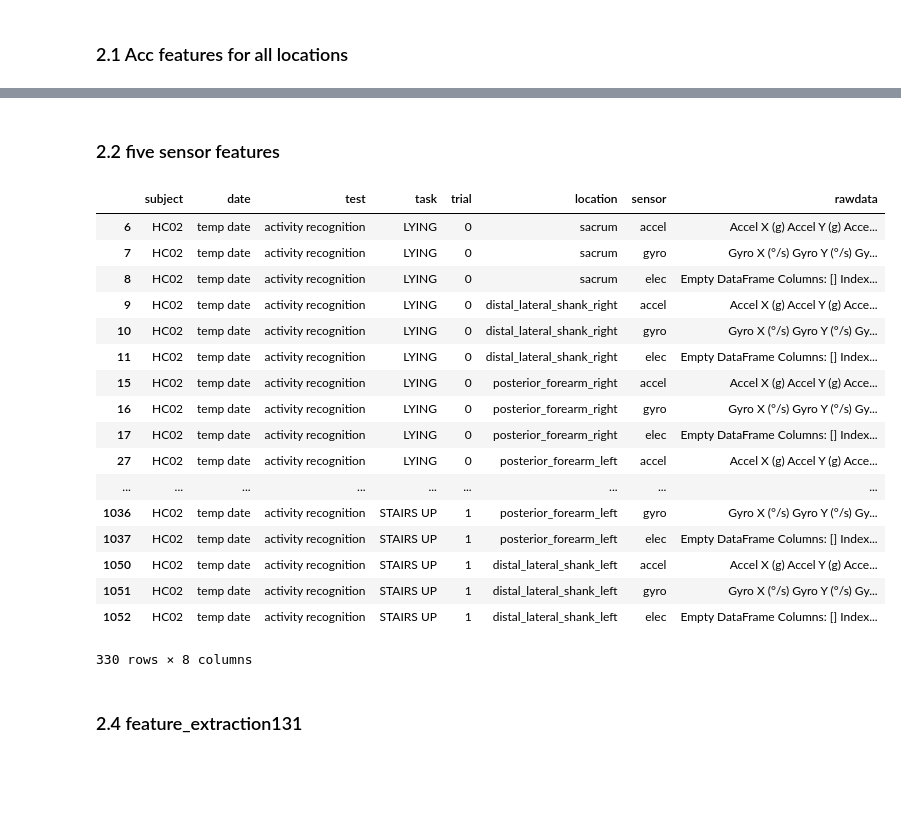
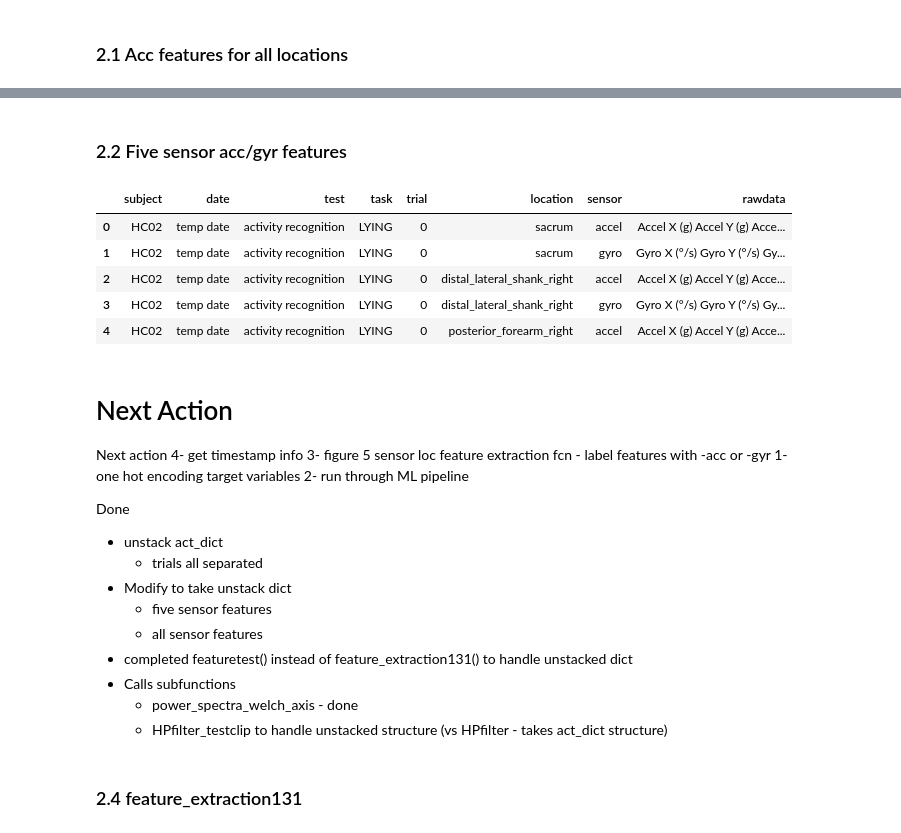
Before and after one commit to kamshee/activity-recognition-process, a Jupyter notebook: TestFeatures.ipynb, the cells around one changed output, grey strips where cells are left out. Drawn from its saved outputs; the diff is of its cells as text; code cells hidden in the pictures; blank space fills up the shorter version.

```diff
--- a/TestFeatures.ipynb
+++ b/TestFeatures.ipynb
@@ -1250,5 +1247,5 @@ True
 # %% [markdown]
-### 2.2 five sensor features
+### 2.2 Five sensor acc/gyr features
 # %%
 def subset_5_locations(df):
     """This function takes a df and subsets 5 locations before acc/gyr feature extraction."""
@@ -1260,29 +1257,20 @@ def subset_5_locations(df):
     df = df[df.location.isin(locations)]
 
     # remove elec sensor
+    df = df.loc[df.sensor != 'elec']
 
+    # reset index
+    df.reset_index(drop=True, inplace=True)
 
     return df
 # %%
 fivedf = subset_5_locations(df)
 # %%
-fivedf
+fivedf.head(5)
 # %% [output]
 |  | subject | date | test | task | trial | location | sensor | rawdata |
-| 6 | HC02 | temp date | activity recognition | LYING | 0 | sacrum | accel | Accel X (g) Accel Y (g) Acce... |
-| 7 | HC02 | temp date | activity recognition | LYING | 0 | sacrum | gyro | Gyro X (°/s) Gyro Y (°/s) Gy... |
-| 8 | HC02 | temp date | activity recognition | LYING | 0 | sacrum | elec | Empty DataFrame Columns: [] Index... |
-| 9 | HC02 | temp date | activity recognition | LYING | 0 | distal_lateral_shank_right | accel | Accel X (g) Accel Y (g) Acce... |
-| 10 | HC02 | temp date | activity recognition | LYING | 0 | distal_lateral_shank_right | gyro | Gyro X (°/s) Gyro Y (°/s) Gy... |
-| 11 | HC02 | temp date | activity recognition | LYING | 0 | distal_lateral_shank_right | elec | Empty DataFrame Columns: [] Index... |
-| 15 | HC02 | temp date | activity recognition | LYING | 0 | posterior_forearm_right | accel | Accel X (g) Accel Y (g) Acce... |
-| 16 | HC02 | temp date | activity recognition | LYING | 0 | posterior_forearm_right | gyro | Gyro X (°/s) Gyro Y (°/s) Gy... |
-| 17 | HC02 | temp date | activity recognition | LYING | 0 | posterior_forearm_right | elec | Empty DataFrame Columns: [] Index... |
-| 27 | HC02 | temp date | activity recognition | LYING | 0 | posterior_forearm_left | accel | Accel X (g) Accel Y (g) Acce... |
-| ... | ... | ... | ... | ... | ... | ... | ... | ... |
-| 1036 | HC02 | temp date | activity recognition | STAIRS UP | 1 | posterior_forearm_left | gyro | Gyro X (°/s) Gyro Y (°/s) Gy... |
-| 1037 | HC02 | temp date | activity recognition | STAIRS UP | 1 | posterior_forearm_left | elec | Empty DataFrame Columns: [] Index... |
-| 1050 | HC02 | temp date | activity recognition | STAIRS UP | 1 | distal_lateral_shank_left | accel | Accel X (g) Accel Y (g) Acce... |
-| 1051 | HC02 | temp date | activity recognition | STAIRS UP | 1 | distal_lateral_shank_left | gyro | Gyro X (°/s) Gyro Y (°/s) Gy... |
-| 1052 | HC02 | temp date | activity recognition | STAIRS UP | 1 | distal_lateral_shank_left | elec | Empty DataFrame Columns: [] Index... |
+| 0 | HC02 | temp date | activity recognition | LYING | 0 | sacrum | accel | Accel X (g) Accel Y (g) Acce... |
+| 1 | HC02 | temp date | activity recognition | LYING | 0 | sacrum | gyro | Gyro X (°/s) Gyro Y (°/s) Gy... |
+| 2 | HC02 | temp date | activity recognition | LYING | 0 | distal_lateral_shank_right | accel | Accel X (g) Accel Y (g) Acce... |
+| 3 | HC02 | temp date | activity recognition | LYING | 0 | distal_lateral_shank_right | gyro | Gyro X (°/s) Gyro Y (°/s) Gy... |
+| 4 | HC02 | temp date | activity recognition | LYING | 0 | posterior_forearm_right | accel | Accel X (g) Accel Y (g) Acce... |
-330 rows × 8 columns
@@ -1289,3 +1319,23 @@ fivedf
+# %% [markdown]
+# Next Action
+
+Next action
+4- get timestamp info
+3- figure 5 sensor loc feature extraction fcn
+    - label features with -acc or -gyr
+1- one hot encoding target variables
+2- run through ML pipeline
+
+Done
+- unstack act_dict
+    - trials all separated
+- Modify to take unstack dict
+    - five sensor features
+    - all sensor features
+- completed featuretest() instead of feature_extraction131() to handle unstacked dict
+- Calls subfunctions
+    - power_spectra_welch_axis - done
+    - HPfilter_testclip to handle unstacked structure (vs HPfilter - takes act_dict structure)
 # %% [markdown]
 ### 2.4 feature_extraction131
 # %% [markdown]
```
Also changed, not shown: parts of 9 cells of this notebook, 2 other files.
